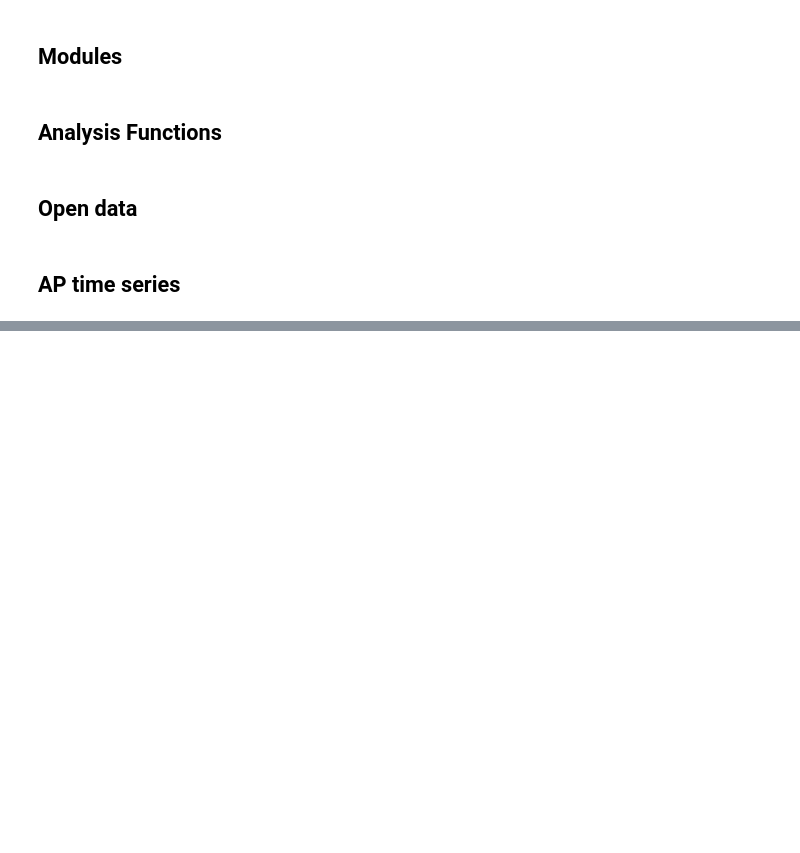
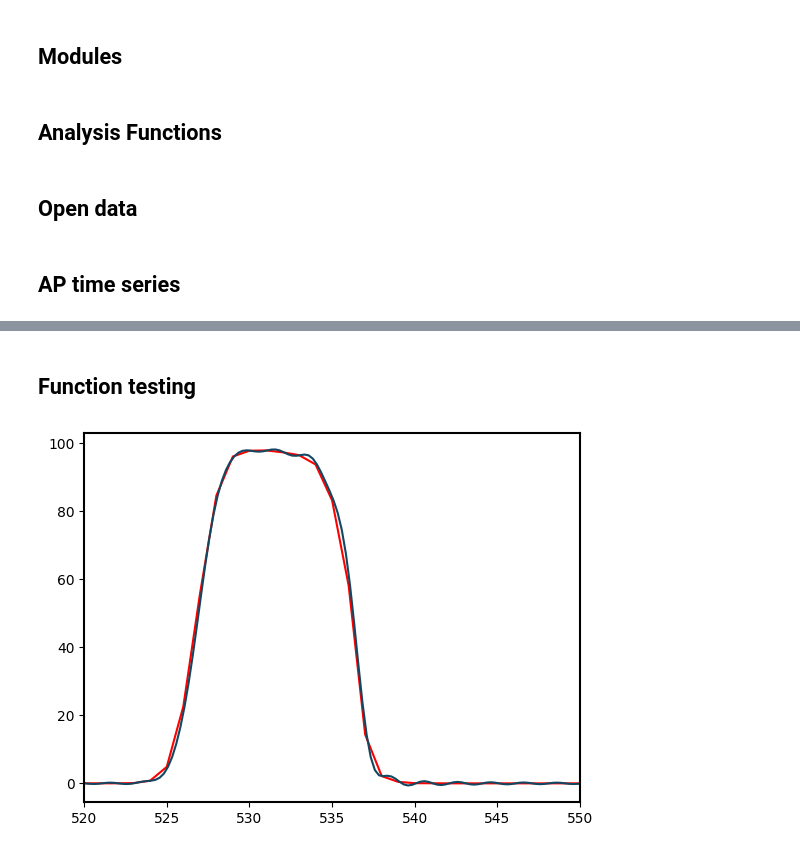
Before and after one commit to Laboratory-of-Vincent-Breton-Provencher/Widefield-Imaging-Acquisition, a Jupyter notebook: analysisPipeline/IOI.ipynb, the cells around one changed output, grey strips where cells are left out. Drawn from its saved outputs; the diff is of its cells as text; code cells hidden in the pictures; blank space fills up the shorter version.

```diff
--- a/analysisPipeline/IOI.ipynb
+++ b/analysisPipeline/IOI.ipynb
@@ -137,0 +175,43 @@ plt.vlines(ts[AP_idx], 300, 360)
+# %% [markdown]
+## Function testing
+# %%
+def convertToHb():
+    pass
+
+# c_camera
+os.chdir(r"C:\Users\gabri\Documents\Université\Maitrise\Projet\Widefield-Imaging-Acquisition")
+# QE_moment = np.loadtxt("analysisPipeline\specs sys optique\QE_moment_5px.csv", delimiter=';')
+# p = np.poly1d(np.polyfit(QE_moment[:,0], QE_moment[:,1], 10))
+wl = np.linspace(450, 700, 1000)
+# c_camera = p(wl)/np.max(p(wl))
+# plt.plot(wl, c_camera)
+
+# c_lec
+FBH530 = np.loadtxt("analysisPipeline\specs sys optique\FBH530-10.csv", skiprows=1, usecols=(0, 2), delimiter=';')
+FBH530_wl = FBH530[:,0]
+# FBH530_trans = FBH530[:,1]
+idx_min = np.argmin(np.abs(FBH530_wl-450))
+idx_max = np.argmin(np.abs(FBH530_wl-700))
+FBH530_wl = FBH530_wl[idx_min:idx_max]
+FBH530_trans = FBH530[idx_min:idx_max, 1]
+plt.plot(FBH530_wl, FBH530_trans, 'r-')
+# print(len(FBH530_trans))
+f = resample(FBH530_trans, 1000)
+plt.plot(wl, f)
+plt.xlim(520, 550)
+
+# plt.xlim(450, 700)
+# p = np.poly1d(np.polyfit(FBH530[:,0], FBH530[:,1], 10))
+# plt.plot(wl, p(wl))
+
+
+
+
+test = False
+if test:
+    preped_data = prepData(green, green_t, filter=False)
+    filtered_data = prepData(green, green_t, filter=True)
+    plt.plot(red_t, preped_data, color='lightgrey')
+    plt.plot(red_t, filtered_data)
+# %% [output]
+[figure, added]
```
Also changed, not shown: parts of 15 cells of this notebook, 15 other files.
